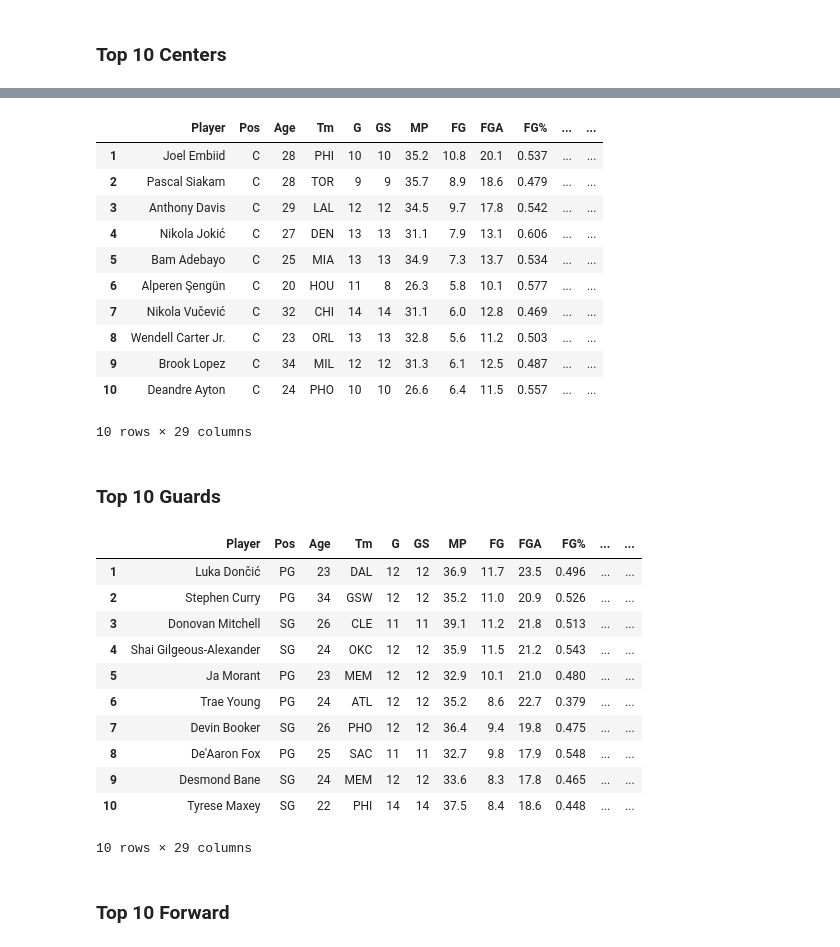
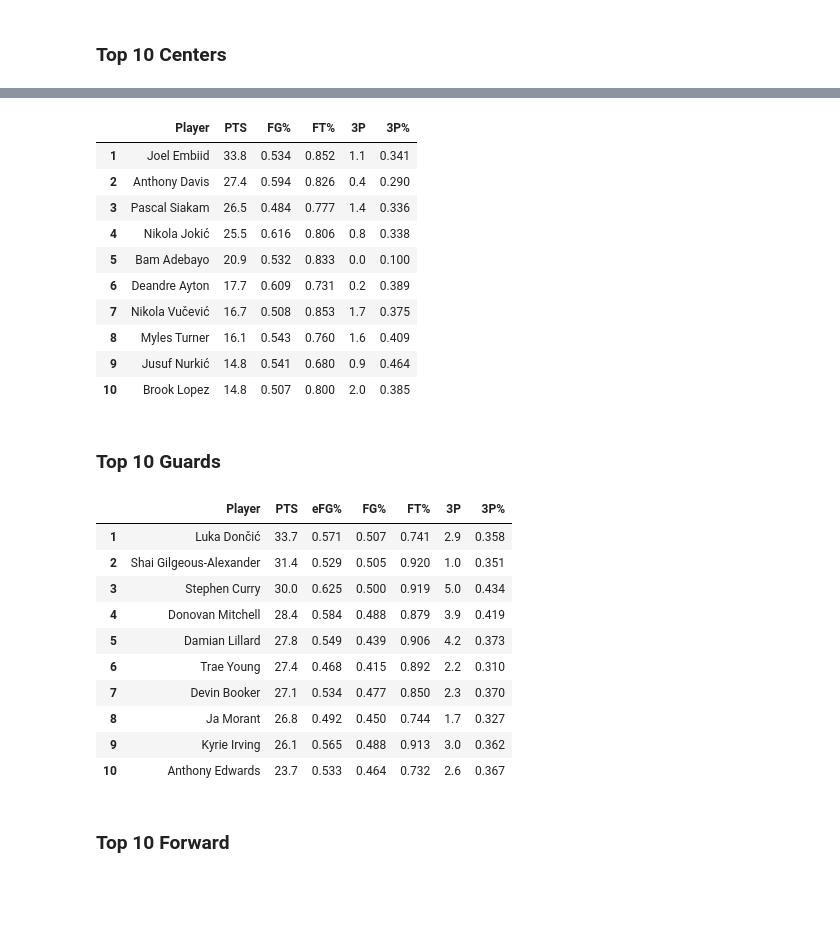
Before and after one commit to arthurazevedods/NBA, a Jupyter notebook: 2022-23 NBA Player Stats.ipynb, the cells around one changed output, grey strips where cells are left out. Saved outputs shown, nothing was run; the diff lists cells and outputs as text; code cells hidden in the pictures; blank space fills up the shorter version.

```diff
--- a/2022-23 NBA Player Stats.ipynb
+++ b/2022-23 NBA Player Stats.ipynb
@@ -23,7 +17,7 @@ soup = BeautifulSoup(html)
 rows = soup.findAll('tr')[1:]
 players_stats = [[td.getText() for td in rows[i].findAll('td')] for i in range(len(rows))]
 # %%
-headers = [th.getText() for th in soup_nba.findAll('tr', limit=2)[0].findAll('th')]
+headers = [th.getText() for th in soup.findAll('tr', limit=2)[0].findAll('th')]
 headers
 # %% [output]
 ['Rk',
@@ -224,37 +199,35 @@ centers.head(10)
 # %%
 centers = df_stats[df_stats.Pos == 'C']
-top_players(centers,'PTS')
+top_players(centers,'PTS')[['Player','PTS','FG%','FT%','3P','3P%']]
 # %% [output]
-|  | Player | Pos | Age | Tm | G | GS | MP | FG | FGA | FG% | ... | ... |
-| 1 | Joel Embiid | C | 28 | PHI | 10 | 10 | 35.2 | 10.8 | 20.1 | 0.537 | ... | ... |
-| 2 | Pascal Siakam | C | 28 | TOR | 9 | 9 | 35.7 | 8.9 | 18.6 | 0.479 | ... | ... |
-| 3 | Anthony Davis | C | 29 | LAL | 12 | 12 | 34.5 | 9.7 | 17.8 | 0.542 | ... | ... |
-| 4 | Nikola Jokić | C | 27 | DEN | 13 | 13 | 31.1 | 7.9 | 13.1 | 0.606 | ... | ... |
-| 5 | Bam Adebayo | C | 25 | MIA | 13 | 13 | 34.9 | 7.3 | 13.7 | 0.534 | ... | ... |
-| 6 | Alperen Şengün | C | 20 | HOU | 11 | 8 | 26.3 | 5.8 | 10.1 | 0.577 | ... | ... |
-| 7 | Nikola Vučević | C | 32 | CHI | 14 | 14 | 31.1 | 6.0 | 12.8 | 0.469 | ... | ... |
-| 8 | Wendell Carter Jr. | C | 23 | ORL | 13 | 13 | 32.8 | 5.6 | 11.2 | 0.503 | ... | ... |
-| 9 | Brook Lopez | C | 34 | MIL | 12 | 12 | 31.3 | 6.1 | 12.5 | 0.487 | ... | ... |
-| 10 | Deandre Ayton | C | 24 | PHO | 10 | 10 | 26.6 | 6.4 | 11.5 | 0.557 | ... | ... |
+|  | Player | PTS | FG% | FT% | 3P | 3P% |
+| 1 | Joel Embiid | 33.8 | 0.534 | 0.852 | 1.1 | 0.341 |
+| 2 | Anthony Davis | 27.4 | 0.594 | 0.826 | 0.4 | 0.290 |
+| 3 | Pascal Siakam | 26.5 | 0.484 | 0.777 | 1.4 | 0.336 |
+| 4 | Nikola Jokić | 25.5 | 0.616 | 0.806 | 0.8 | 0.338 |
+| 5 | Bam Adebayo | 20.9 | 0.532 | 0.833 | 0.0 | 0.100 |
+| 6 | Deandre Ayton | 17.7 | 0.609 | 0.731 | 0.2 | 0.389 |
+| 7 | Nikola Vučević | 16.7 | 0.508 | 0.853 | 1.7 | 0.375 |
+| 8 | Myles Turner | 16.1 | 0.543 | 0.760 | 1.6 | 0.409 |
+| 9 | Jusuf Nurkić | 14.8 | 0.541 | 0.680 | 0.9 | 0.464 |
+| 10 | Brook Lopez | 14.8 | 0.507 | 0.800 | 2.0 | 0.385 |
-10 rows × 29 columns
 # %% [markdown]
 ### Top 10 Guards
 # %%
 guards = df_stats[(df_stats.Pos == 'PG') | (df_stats.Pos == 'SG') ]
-top_players(guards,'PTS')
+top_players(guards,'PTS')[['Player','PTS','eFG%','FG%','FT%','3P','3P%']]
 # %% [output]
-|  | Player | Pos | Age | Tm | G | GS | MP | FG | FGA | FG% | ... | ... |
-| 1 | Luka Dončić | PG | 23 | DAL | 12 | 12 | 36.9 | 11.7 | 23.5 | 0.496 | ... | ... |
-| 2 | Stephen Curry | PG | 34 | GSW | 12 | 12 | 35.2 | 11.0 | 20.9 | 0.526 | ... | ... |
-| 3 | Donovan Mitchell | SG | 26 | CLE | 11 | 11 | 39.1 | 11.2 | 21.8 | 0.513 | ... | ... |
-| 4 | Shai Gilgeous-Alexander | SG | 24 | OKC | 12 | 12 | 35.9 | 11.5 | 21.2 | 0.543 | ... | ... |
-| 5 | Ja Morant | PG | 23 | MEM | 12 | 12 | 32.9 | 10.1 | 21.0 | 0.480 | ... | ... |
-| 6 | Trae Young | PG | 24 | ATL | 12 | 12 | 35.2 | 8.6 | 22.7 | 0.379 | ... | ... |
-| 7 | Devin Booker | SG | 26 | PHO | 12 | 12 | 36.4 | 9.4 | 19.8 | 0.475 | ... | ... |
-| 8 | De'Aaron Fox | PG | 25 | SAC | 11 | 11 | 32.7 | 9.8 | 17.9 | 0.548 | ... | ... |
-| 9 | Desmond Bane | SG | 24 | MEM | 12 | 12 | 33.6 | 8.3 | 17.8 | 0.465 | ... | ... |
-| 10 | Tyrese Maxey | SG | 22 | PHI | 14 | 14 | 37.5 | 8.4 | 18.6 | 0.448 | ... | ... |
+|  | Player | PTS | eFG% | FG% | FT% | 3P | 3P% |
+| 1 | Luka Dončić | 33.7 | 0.571 | 0.507 | 0.741 | 2.9 | 0.358 |
+| 2 | Shai Gilgeous-Alexander | 31.4 | 0.529 | 0.505 | 0.920 | 1.0 | 0.351 |
+| 3 | Stephen Curry | 30.0 | 0.625 | 0.500 | 0.919 | 5.0 | 0.434 |
+| 4 | Donovan Mitchell | 28.4 | 0.584 | 0.488 | 0.879 | 3.9 | 0.419 |
+| 5 | Damian Lillard | 27.8 | 0.549 | 0.439 | 0.906 | 4.2 | 0.373 |
+| 6 | Trae Young | 27.4 | 0.468 | 0.415 | 0.892 | 2.2 | 0.310 |
+| 7 | Devin Booker | 27.1 | 0.534 | 0.477 | 0.850 | 2.3 | 0.370 |
+| 8 | Ja Morant | 26.8 | 0.492 | 0.450 | 0.744 | 1.7 | 0.327 |
+| 9 | Kyrie Irving | 26.1 | 0.565 | 0.488 | 0.913 | 3.0 | 0.362 |
+| 10 | Anthony Edwards | 23.7 | 0.533 | 0.464 | 0.732 | 2.6 | 0.367 |
-10 rows × 29 columns
 # %% [markdown]
 ### Top 10 Forward
 # %%
```
Also changed, not shown: parts of 27 cells of this notebook, 4 other files.
